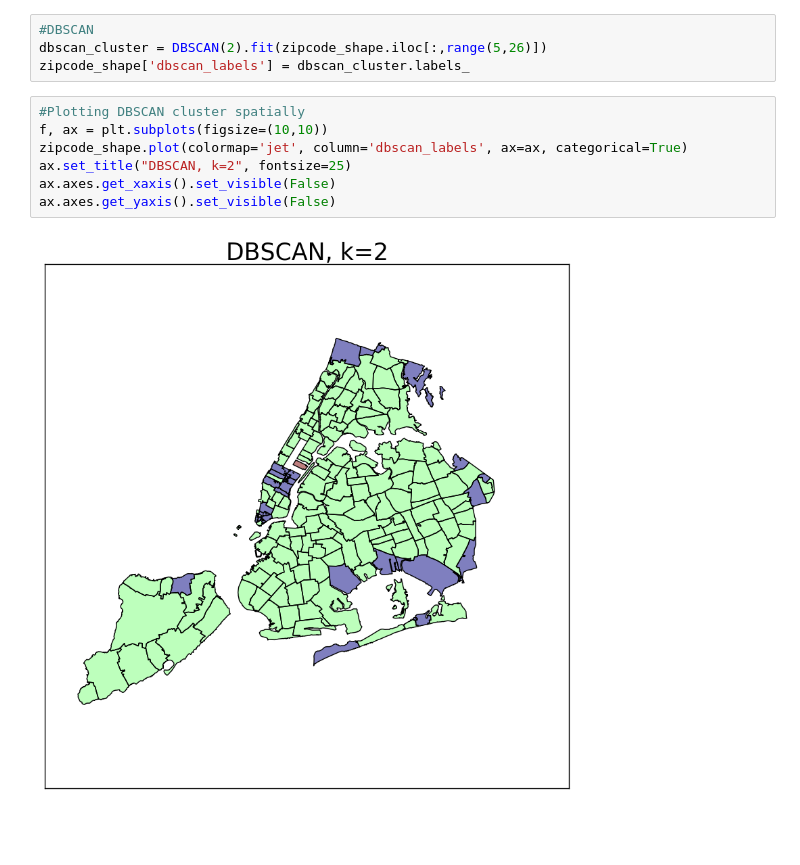
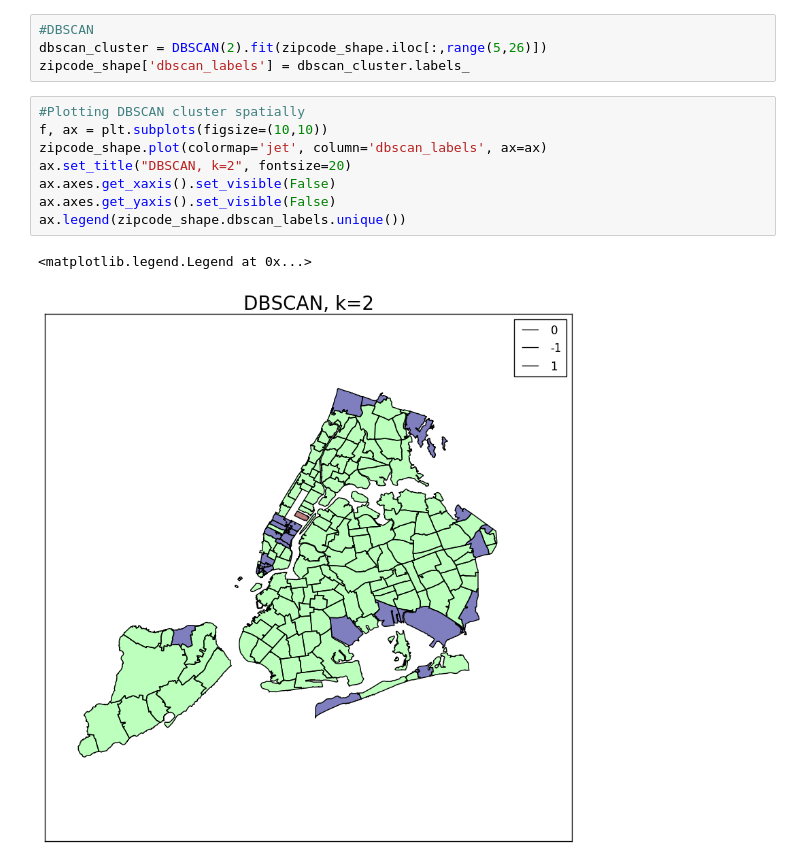
Before and after one commit to aaron-15/PUI2016_ajd629, a Jupyter notebook: HW11_ajd629/HW11_2_ajd629.ipynb, the cells around one changed output. Drawn from its saved outputs; the diff is of its cells as text; blank space fills up the shorter version.

```diff
--- a/HW11_ajd629/HW11_2_ajd629.ipynb
+++ b/HW11_ajd629/HW11_2_ajd629.ipynb
@@ -221,9 +256,11 @@ zipcode_shape['dbscan_labels'] = dbscan_cluster.labels_
 # %%
 #Plotting DBSCAN cluster spatially
 f, ax = plt.subplots(figsize=(10,10))
-zipcode_shape.plot(colormap='jet', column='dbscan_labels', ax=ax, categorical=True)
-ax.set_title("DBSCAN, k=2", fontsize=25)
+zipcode_shape.plot(colormap='jet', column='dbscan_labels', ax=ax)
+ax.set_title("DBSCAN, k=2", fontsize=20)
 ax.axes.get_xaxis().set_visible(False)
 ax.axes.get_yaxis().set_visible(False)
+ax.legend(zipcode_shape.dbscan_labels.unique())
 # %% [output]
+<matplotlib.legend.Legend at 0x...>
-[figure, old version]
+[figure, new version]
```
Also changed, not shown: parts of 18 cells of this notebook.
